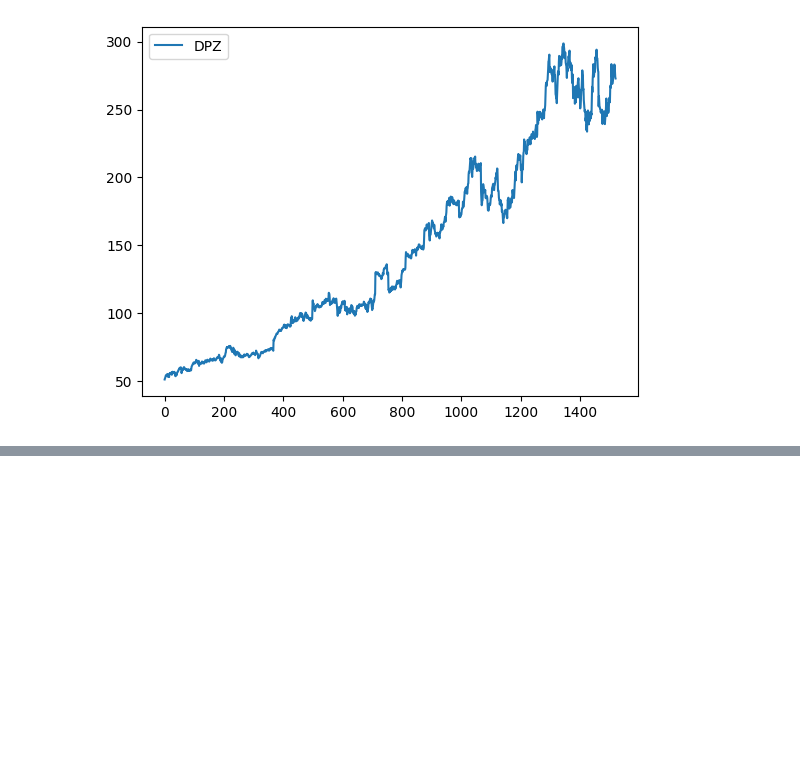
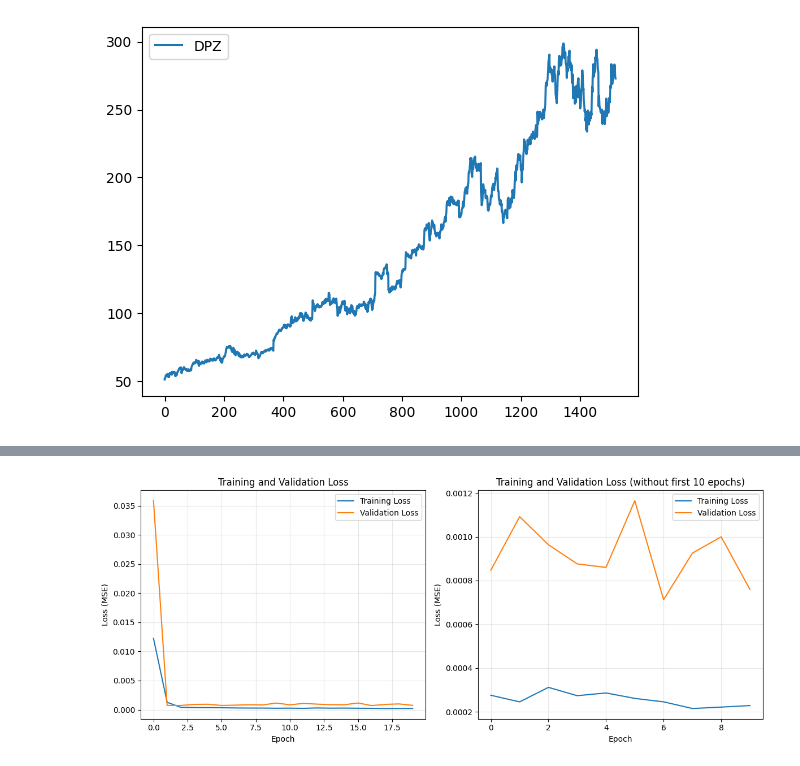
Before and after one commit to jakwojc/StockPrediction, a Jupyter notebook: GRU.ipynb, the cells around one changed output, grey strips where cells are left out. Cells and saved outputs as stored; diff of their text form; code cells hidden in the pictures; blank space fills up the shorter version.

```diff
--- a/GRU.ipynb
+++ b/GRU.ipynb
@@ -66,13 +69,15 @@ X_train, X_val, X_test, y_train, y_val, y_test = train_val_test_split(df_generat
 # %%
 from torch.utils.data import TensorDataset, DataLoader
 
-train = TensorDataset(torch.Tensor(X_train.values), torch.Tensor(y_train.values))
-val = TensorDataset(torch.Tensor(X_val.values), torch.Tensor(y_val.values))
-test = TensorDataset(torch.Tensor(X_test.values),torch.Tensor(y_test.values))
+batch_size = 32
 
-train_loader = DataLoader(train)
-val_loader = DataLoader(val)
-test_loader = DataLoader(test)
+train = TensorDataset(torch.Tensor(X_train), torch.Tensor(y_train))
+val = TensorDataset(torch.Tensor(X_val), torch.Tensor(y_val))
+test = TensorDataset(torch.Tensor(X_test), torch.Tensor(y_test))
+
+train_loader = DataLoader(train, batch_size=batch_size, shuffle=True)
+val_loader = DataLoader(val, batch_size=batch_size, shuffle=False)
+test_loader = DataLoader(test, batch_size=batch_size, shuffle=False)
 # %%
 import torch.optim as optim
 from GRU import *
@@ -128,0 +205,25 @@ df_dpz.iloc[int(len(df_dpz.values)*0.8):].plot()
+# %%
+plt.figure(figsize=(12, 5))
+
+plt.subplot(1, 2, 1)
+plt.plot(opt.train_losses, label='Training Loss')
+plt.plot(opt.val_losses, label='Validation Loss')
+plt.xlabel('Epoch')
+plt.ylabel('Loss (MSE)')
+plt.title('Training and Validation Loss')
+plt.legend()
+plt.grid(True, alpha=0.3)
+
+plt.subplot(1, 2, 2)
+plt.plot(opt.train_losses[10:], label='Training Loss')
+plt.plot(opt.val_losses[10:], label='Validation Loss')
+plt.xlabel('Epoch')
+plt.ylabel('Loss (MSE)')
+plt.title('Training and Validation Loss (without first 10 epochs)')
+plt.legend()
+plt.grid(True, alpha=0.3)
+
+plt.tight_layout()
+plt.show()
+# %% [output]
+[figure, added]
```
Also changed, not shown: parts of 7 cells of this notebook, 1 other file.
